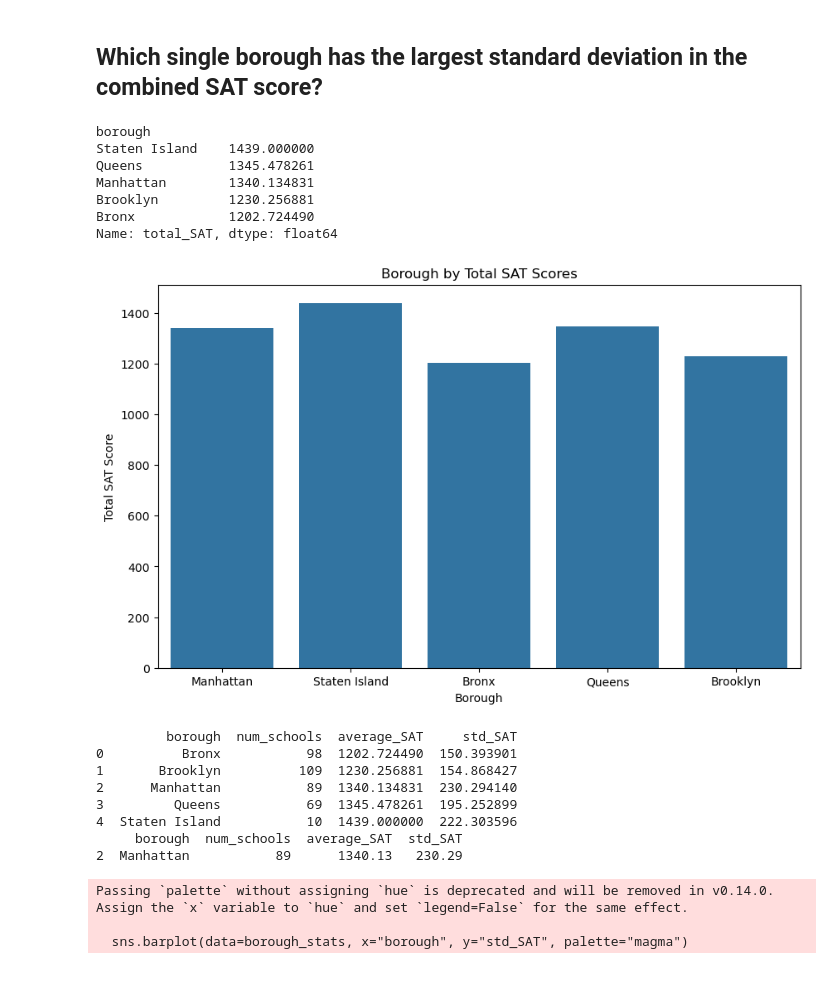
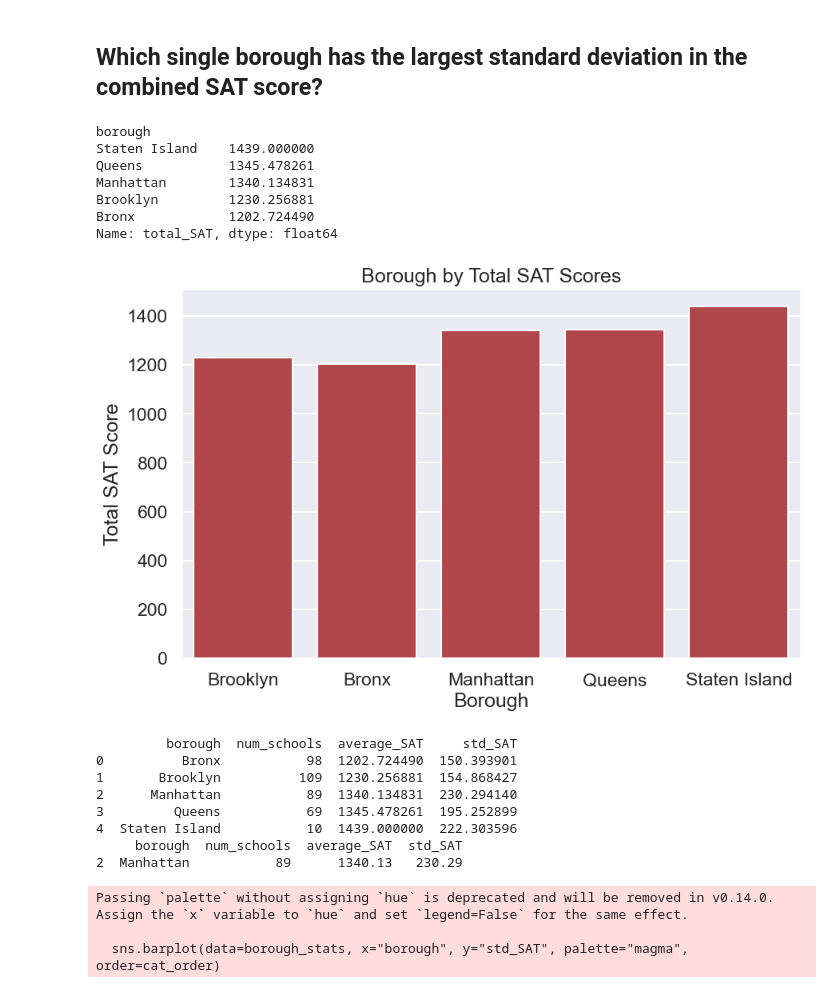
Before and after one commit to UCJPENIEL/Analytics-in-Python-Projects, a Jupyter notebook: Analysis of SAT Performance Across NYC Schools.ipynb, the cells around one changed output. Drawn from its saved outputs; the diff is of its cells as text; code cells hidden in the pictures.

```diff
--- a/Analysis of SAT Performance Across NYC Schools.ipynb
+++ b/Analysis of SAT Performance Across NYC Schools.ipynb
@@ -42,9 +42,14 @@ print(school.select_dtypes("number").head())
 
 #Number of data points in each category
 print(school[["borough"]].value_counts())
+
 # Visualizing the number of schools in each borough
 plt.figure(figsize=(10,6))
-sns.countplot(data=school, x="borough")
+sns.set_palette("RdBu")
+sns.set_style("darkgrid")
+sns.set_context("talk")
+cat_order=["Brooklyn", "Bronx", "Manhattan", "Queens", "Staten Island"]
+sns.countplot(data=school, x="borough", order=cat_order)
 plt.title("Number of Schools in Each Borough")
 plt.xlabel("Borough")
 plt.ylabel("Number of Schools")
@@ -136,6 +141,8 @@ print(best_maths_score_sorted)
 
 # Visualizing the best math scores
 plt.figure(figsize=(12,6))
+sns.set_style("darkgrid")
+sns.set_context("talk")
 sns.barplot(data=best_maths_score_sorted, x="school_name", y="average_math", palette="viridis")
 plt.title("Schools with Best Math Scores (>= 640)")
 plt.xlabel("School Name")
@@ -176,7 +183,8 @@ print(schools.head(10))
 
 # Visualizing the top 10 performing schools based on the combined SAT scores
 plt.figure(figsize=(15,7.5))
-sns.barplot(data=schools.head(10), x="school_name", y="total_SAT", hue="borough")
+sns.set_context("talk")
+sns.barplot(data=schools.head(10), x="school_name", y="total_SAT")
 plt.title("Top 10 Performing Schools Based on Combined SAT Scores")
 plt.xlabel("School Name")
 plt.ylabel("Total SAT Score")
@@ -209,7 +217,7 @@ print(school.groupby("borough")["total_SAT"].mean().sort_values(ascending=False)
 
 # Visualizing the mean of borough by total SAT scores
 plt.figure(figsize=(10,6))
-sns.barplot(data=school, x="borough", y="total_SAT", errorbar=None)
+sns.barplot(data=school, x="borough", y="total_SAT", errorbar=None, order=cat_order)
 plt.title("Borough by Total SAT Scores")
 plt.xlabel("Borough")
 plt.ylabel("Total SAT Score")
@@ -222,35 +230,35 @@ borough_stats = school.groupby("borough")["total_SAT"].agg(
     std_SAT="std"
 ).reset_index()
 print(borough_stats)
 # Round numeric values to two decimals
 borough_stats["average_SAT"] = borough_stats["average_SAT"].round(2)
 borough_stats["std_SAT"] = borough_stats["std_SAT"].round(2)
 
 # Select the borough with the largest standard deviation
 largest_std_dev = borough_stats.loc[borough_stats["std_SAT"].idxmax()]
 
 # Convert it into a one-row DataFrame
 largest_std_dev = pd.DataFrame([largest_std_dev])
 
 print(largest_std_dev)
 
 
 # Visualizing the standard deviation of total SAT scores by borough
 plt.figure(figsize=(10,6))
-sns.barplot(data=borough_stats, x="borough", y="std_SAT", palette="magma")
+sns.barplot(data=borough_stats, x="borough", y="std_SAT", palette="magma", order=cat_order)
 plt.title("Standard Deviation of Total SAT Scores by Borough")
 plt.xlabel("Borough")
 plt.ylabel("Standard Deviation of Borough SAT Scores")
 plt.show()
 # %% [output]
 borough
 Staten Island    1439.000000
 Queens           1345.478261
 Manhattan        1340.134831
 Brooklyn         1230.256881
 Bronx            1202.724490
 Name: total_SAT, dtype: float64
-[figure, old version]
+[figure, new version]
          borough  num_schools  average_SAT     std_SAT
 0          Bronx           98  1202.724490  150.393901
 1       Brooklyn          109  1230.256881  154.868427
@@ -261,4 +269,4 @@ Name: total_SAT, dtype: float64
 2  Manhattan           89      1340.13   230.29
 Passing `palette` without assigning `hue` is deprecated and will be removed in v0.14.0. Assign the `x` variable to `hue` and set `legend=False` for the same effect.
 
-  sns.barplot(data=borough_stats, x="borough", y="std_SAT", palette="magma")
+  sns.barplot(data=borough_stats, x="borough", y="std_SAT", palette="magma", order=cat_order)
```
Also changed, not shown: parts of 4 cells of this notebook, 1 other file.
